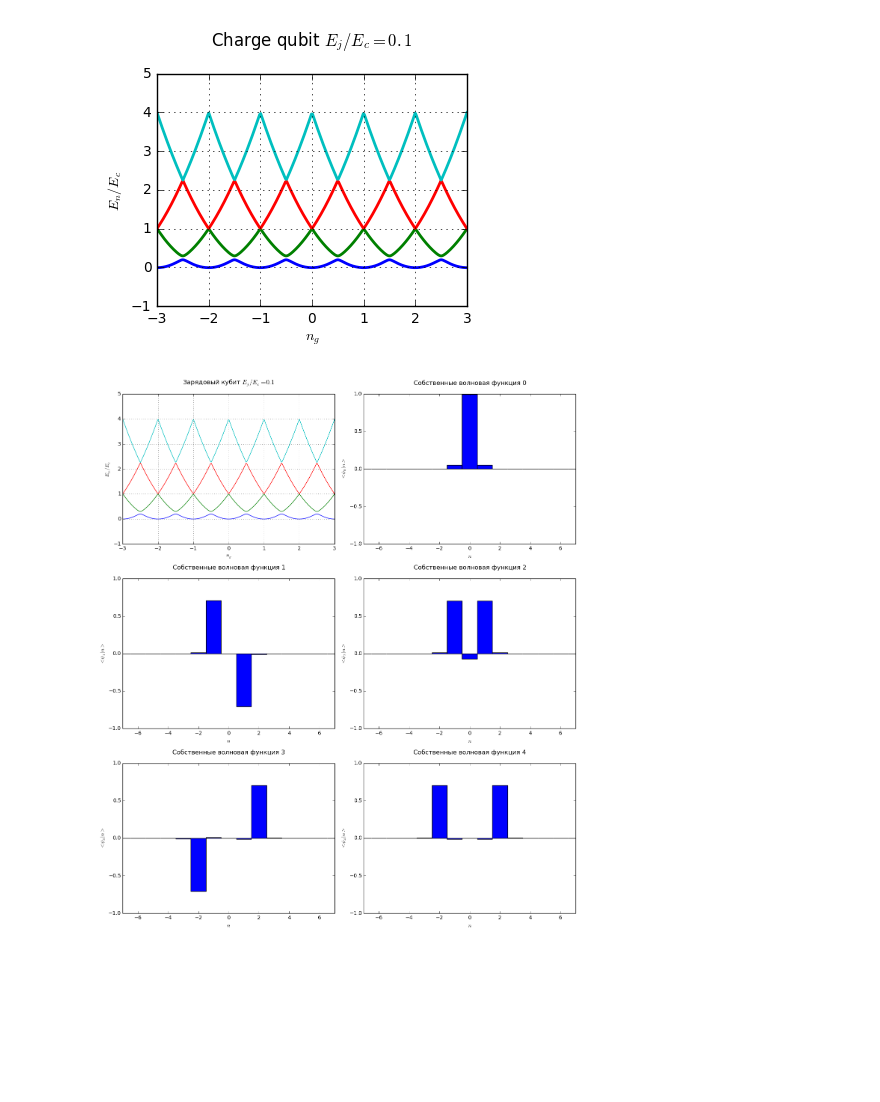
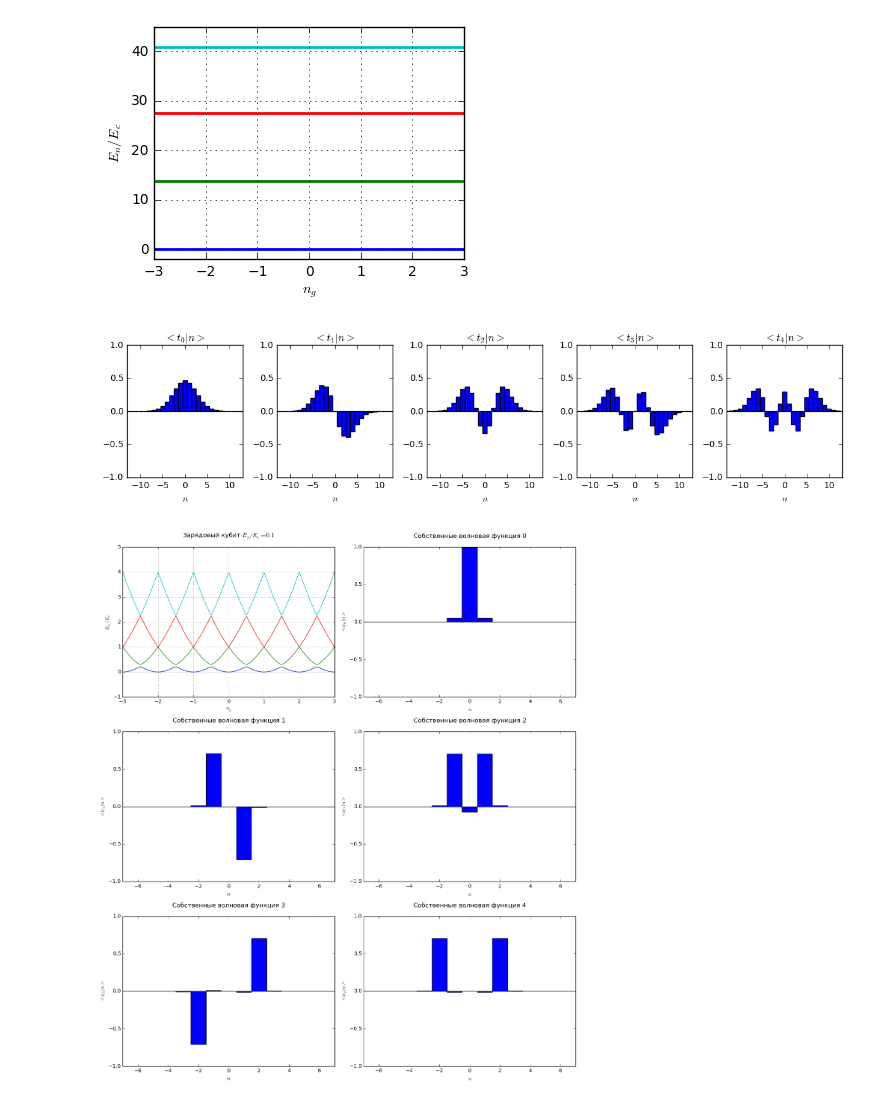
Before and after one commit to safoex/qubitlab, a Jupyter notebook: python/qutip/charge.ipynb, the cells around one changed output. Cells and saved outputs as stored; diff of their text form; code cells hidden in the pictures; blank space fills up the shorter version.

```diff
--- a/python/qutip/charge.ipynb
+++ b/python/qutip/charge.ipynb
@@ -39,8 +39,9 @@ Hj = num(N_s)*0
 for n in range(0,N_s):
     Hj = Hj +(projector(N_s,n,n+1) + projector(N_s,n+1,n))
 # %%
-Ec = 1e8
-Ej = 0.1e8
+Ec = 1
+Ej = 100
+print(N_states)
 n = num_pm(N_states)
 ng = 0
 Hc = Ec*(n-ng)**2
@@ -59,6 +60,8 @@ for ng_id, ng in enumerate(ng_space):
     H = Hc + Hj
     eigs[ng_id,:] = H.eigenenergies()
 
+g = min(eigs[:,0])
+eigs = eigs - g
 Hc = Ec*(n)**2
 H = Hc + Hj
 waves = H.eigenstates()[1]
@@ -72,13 +88,37 @@ print((H.eigenenergies()[1]-H.eigenenergies()[0])/Ec)
 # %%
-fig = plt.figure(figsize=(4,3),dpi=300)
+fig = plt.figure(figsize=(4,3),dpi=600)
 charge = fig.add_subplot(111)
-charge.set_title(r'Charge qubit $E_j/E_c = 0.1$'+'\n')
+#charge.set_title(r'Зарядовый кубит $E_j/E_c = 0.1$'+'\n')
 charge.set_xlabel(r'$n_g$')
 charge.set_ylabel(r'$E_n/E_c$')
 charge.plot(ng_space,eigs[:,0:4]/Ec,linewidth = 2)
 charge.grid()
+charge.set_ylim([-2,45])
+plt.savefig("transmon_100.pdf",bbox_inches="tight")
 # %% [output]
-[figure, old version]
+[figure, new version]
+# %%
+fig = plt.figure(figsize=(12,3),dpi=300)
+func = [0 for x in range(0,5)]
+for j in range(0,num_of_funcs):
+    func[j] = fig.add_subplot(1,len(func),1+j)
+    #func[j].set_title(str(j)+'\n')
+    func[j].set_xlabel(r'$n$')
+    func[j].set_title(r'$<t_'+str(j)+'|n>$')
+
+    #print(w[N_states-2:N_states+9])
+    #func[j].bar(tuple([z for z in range(-2,8+1)]),tuple(w[N_states-2:N_states+9]),1)
+    func[j].bar(list(range(-N_states, N_states+1)), [np.real(x[0][0]) for x in (waves[j])],1, align= 'center')
+    #func[j].bar(list(range(-N_states, N_states+1)), [np.imag(x[0][0]) for x in (waves[j])],1, align= 'center')
+    func[j].set_ylim([-1,1])
+    func[j].set_xlim([-13,13])
+fig.tight_layout()
+fig.show()
+#plt.savefig("charge_eigenstates.pdf",bbox_inches="tight")
+plt.savefig("transmon_eigenstates.pdf",bbox_inches="tight")
+    #funcs.legend(bbox_to_anchor = [0,1], loc = "upper left")
+# %% [output]
+[figure, added]
 # %%
 m = 2
 num_of_funcs = 2*m + 1
```
Also changed, not shown: parts of 3 cells of this notebook, 5 other files.
